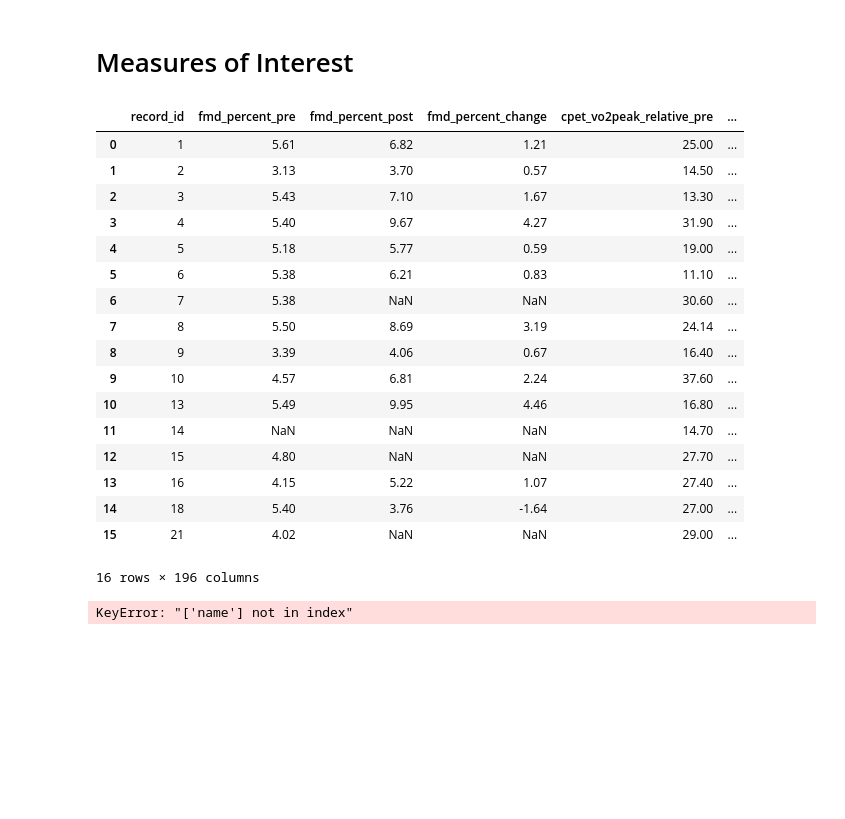
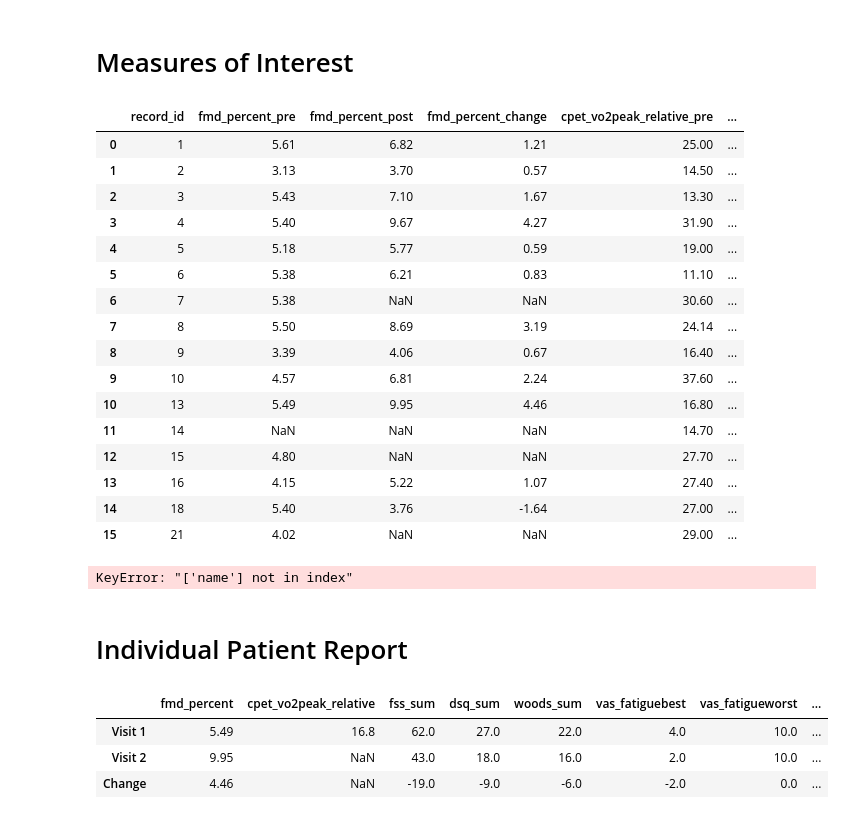
Before and after one commit to orthopedics20/longcovid, a Jupyter notebook: RCT-analysis.ipynb, the cells around one changed output. Drawn from its saved outputs; the diff is of its cells as text; code cells hidden in the pictures; blank space fills up the shorter version.

Commit message:
added individual patient report

```diff
--- a/RCT-analysis.ipynb
+++ b/RCT-analysis.ipynb
@@ -592,6 +624,9 @@ for outcome, meta in outcome_measures.items():
     # Merge with results_df
     results_df = pd.merge(results_df, merged, on='record_id', how='left')
 
+pd.set_option('display.max_columns', None)  # Show all columns
+
+
 # Display the resulting table
 results_df
 # %% [output]
@@ -612,7 +647,6 @@ results_df
 | 13 | 16 | 4.15 | 5.22 | 1.07 | 27.40 | ... |
 | 14 | 18 | 5.40 | 3.76 | -1.64 | 27.00 | ... |
 | 15 | 21 | 4.02 | NaN | NaN | 29.00 | ... |
-16 rows × 196 columns
 # %%
 # Create a new DataFrame to store the results
 results_df = pd.DataFrame()
@@ -661,3 +695,5 @@ KeyError: "['name'] not in index"
 # %%
 # Export results_df to csv
 results_df.to_csv('longcovid_results.csv', index=False)
+# %% [markdown]
+# Individual Patient Report
@@ -663,0 +737,64 @@ results_df.to_csv('longcovid_results.csv', index=False)
+# %%
+def display_timepoints_with_change(df, record_id, outcome_measures):
+    # Ensure outcome_measures is a list
+    if isinstance(outcome_measures, dict):
+        outcome_measures = list(outcome_measures.keys())
+    elif not isinstance(outcome_measures, list):
+        outcome_measures = [outcome_measures]
+
+    # Try both string and integer versions of record_id
+    try:
+        record_data = df[df['record_id'] == record_id]
+        if len(record_data) == 0:
+            # Try alternative type
+            if isinstance(record_id, str):
+                try:
+                    alt_id = int(record_id)
+                except ValueError:
+                    alt_id = None
+            else:
+                alt_id = str(record_id)
+
+            if alt_id is not None:
+                record_data = df[df['record_id'] == alt_id]
+                if len(record_data) == 0:
+                    return f"No data found for record_id: {record_id} (tried as both string and number)"
+            else:
+                return f"No data found for record_id: {record_id}"
+    except Exception as e:
+        return f"Error searching for record_id: {record_id} - {str(e)}"
+
+    # Get time points
+    time1_data = record_data[record_data['time_point'] == 1]
+    time2_data = record_data[record_data['time_point'] == 2]
+
+    if len(time1_data) == 0 or len(time2_data) == 0:
+        missing = []
+        if len(time1_data) == 0: missing.append("time_point 1")
+        if len(time2_data) == 0: missing.append("time_point 2")
+        return f"Missing time points for record_id {record_id}: {', '.join(missing)}"
+
+    time1 = time1_data.iloc[0]
+    time2 = time2_data.iloc[0]
+
+    # Calculate change
+    try:
+        change = time2[outcome_measures].astype(float) - time1[outcome_measures].astype(float)
+    except Exception as e:
+        return f"Error calculating change: {str(e)} - check if outcome measures are numeric"
+
+    # Create result dataframe
+    result_df = pd.DataFrame([time1[outcome_measures],
+                           time2[outcome_measures],
+                           change],
+                          index=['Visit 1', 'Visit 2', 'Change'])
+
+    return result_df
+
+# Example usage:
+display_timepoints_with_change(df, 13, outcome_measures)
+# %% [output]
+|  | fmd_percent | cpet_vo2peak_relative | fss_sum | dsq_sum | woods_sum | vas_fatiguebest | vas_fatigueworst | ... |
+| Visit 1 | 5.49 | 16.8 | 62.0 | 27.0 | 22.0 | 4.0 | 10.0 | ... |
+| Visit 2 | 9.95 | NaN | 43.0 | 18.0 | 16.0 | 2.0 | 10.0 | ... |
+| Change | 4.46 | NaN | -19.0 | -9.0 | -6.0 | -2.0 | 0.0 | ... |
```
Also changed, not shown: parts of 2 cells of this notebook, 4 other files.
